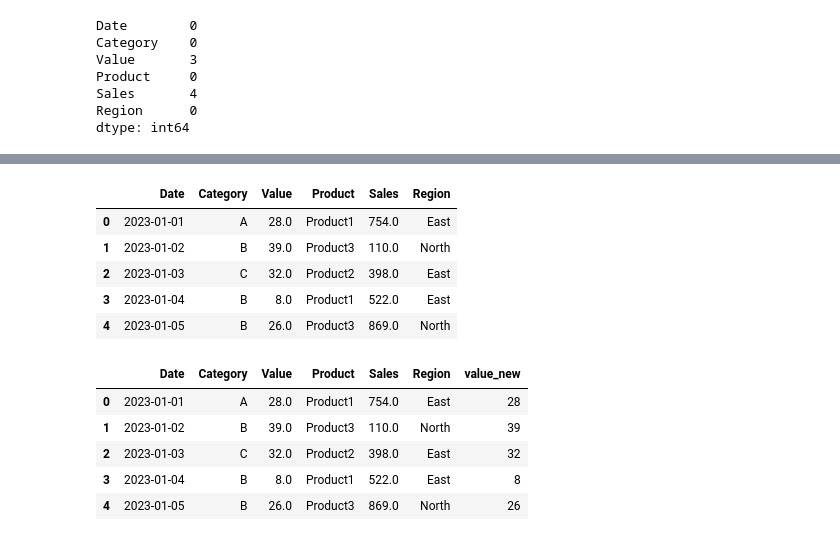
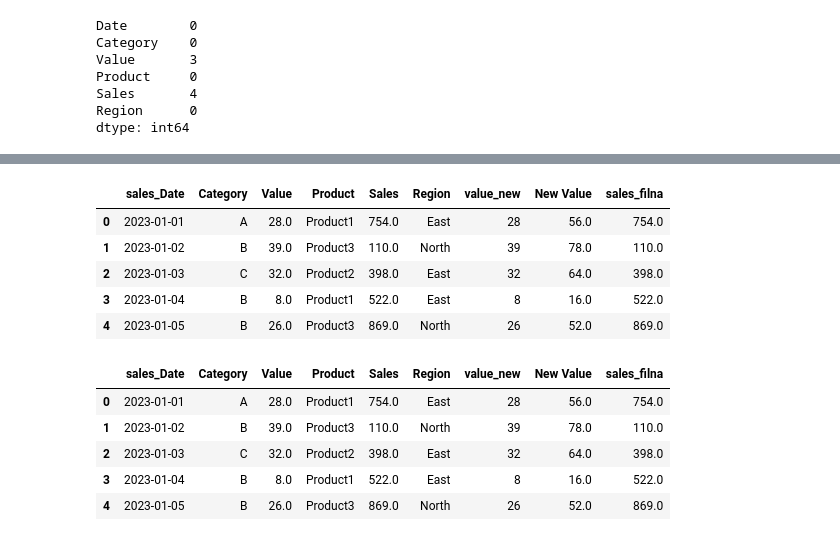
Before and after one commit to Maha01223/python-learning, a Jupyter notebook: 10-dataAnalyst-in python/10.3-datamanipuation.ipynb, the cells around one changed output, grey strips where cells are left out. Cells and saved outputs as stored; diff of their text form; code cells hidden in the pictures.

```diff
--- a/10-dataAnalyst-in python/10.3-datamanipuation.ipynb
+++ b/10-dataAnalyst-in python/10.3-datamanipuation.ipynb
@@ -162,26 +164,26 @@ sales_filna    float64
 dtype: object
 # %%
 ##reanamin column
-df = df.rename(columns={'sale date':'sales_Date'})
+df = df.rename(columns={'Date':'sales_Date'})
 df.head()
 # %% [output]
-|  | Date | Category | Value | Product | Sales | Region |
-| 0 | 2023-01-01 | A | 28.0 | Product1 | 754.0 | East |
-| 1 | 2023-01-02 | B | 39.0 | Product3 | 110.0 | North |
-| 2 | 2023-01-03 | C | 32.0 | Product2 | 398.0 | East |
-| 3 | 2023-01-04 | B | 8.0 | Product1 | 522.0 | East |
-| 4 | 2023-01-05 | B | 26.0 | Product3 | 869.0 | North |
+|  | sales_Date | Category | Value | Product | Sales | Region | value_new | New Value | sales_filna |
+| 0 | 2023-01-01 | A | 28.0 | Product1 | 754.0 | East | 28 | 56.0 | 754.0 |
+| 1 | 2023-01-02 | B | 39.0 | Product3 | 110.0 | North | 39 | 78.0 | 110.0 |
+| 2 | 2023-01-03 | C | 32.0 | Product2 | 398.0 | East | 32 | 64.0 | 398.0 |
+| 3 | 2023-01-04 | B | 8.0 | Product1 | 522.0 | East | 8 | 16.0 | 522.0 |
+| 4 | 2023-01-05 | B | 26.0 | Product3 | 869.0 | North | 26 | 52.0 | 869.0 |
 # %%
 #change datatypes
 df['value_new']=df['Value'].fillna(df['Value'].mean()).astype(int)
 df.head()
 # %% [output]
-|  | Date | Category | Value | Product | Sales | Region | value_new |
-| 0 | 2023-01-01 | A | 28.0 | Product1 | 754.0 | East | 28 |
-| 1 | 2023-01-02 | B | 39.0 | Product3 | 110.0 | North | 39 |
-| 2 | 2023-01-03 | C | 32.0 | Product2 | 398.0 | East | 32 |
-| 3 | 2023-01-04 | B | 8.0 | Product1 | 522.0 | East | 8 |
-| 4 | 2023-01-05 | B | 26.0 | Product3 | 869.0 | North | 26 |
+|  | sales_Date | Category | Value | Product | Sales | Region | value_new | New Value | sales_filna |
+| 0 | 2023-01-01 | A | 28.0 | Product1 | 754.0 | East | 28 | 56.0 | 754.0 |
+| 1 | 2023-01-02 | B | 39.0 | Product3 | 110.0 | North | 39 | 78.0 | 110.0 |
+| 2 | 2023-01-03 | C | 32.0 | Product2 | 398.0 | East | 32 | 64.0 | 398.0 |
+| 3 | 2023-01-04 | B | 8.0 | Product1 | 522.0 | East | 8 | 16.0 | 522.0 |
+| 4 | 2023-01-05 | B | 26.0 | Product3 | 869.0 | North | 26 | 52.0 | 869.0 |
 # %%
 #aply Lamda funcion
 
```
Also changed, not shown: parts of 7 cells of this notebook.
